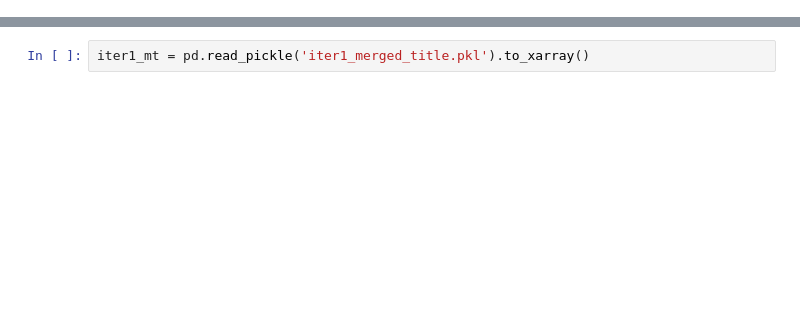
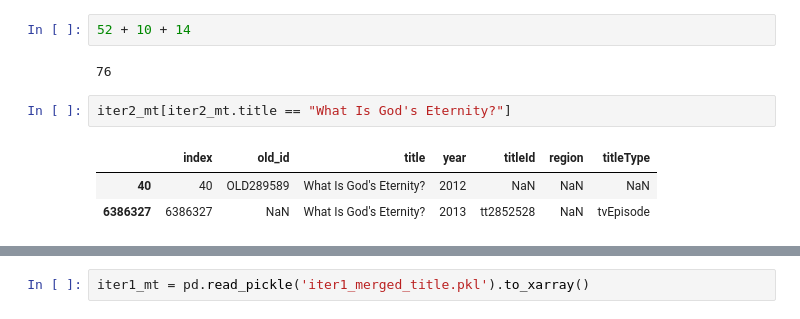
Before and after one commit to hyunjimoon/empirical_dynamics, a Jupyter notebook: cont_code/movie/test.ipynb, the cells around one changed output, grey strips where cells are left out. Cells and saved outputs as stored; diff of their text form; blank space fills up the shorter version.

```diff
--- a/cont_code/movie/test.ipynb
+++ b/cont_code/movie/test.ipynb
@@ -41,0 +154,10 @@ Data variables:
+# %%
+52 + 10 + 14
+# %% [output]
+76
+# %%
+iter2_mt[iter2_mt.title == "What Is God's Eternity?"]
+# %% [output]
+|  | index | old_id | title | year | titleId | region | titleType |
+| 40 | 40 | OLD289589 | What Is God's Eternity? | 2012 | NaN | NaN | NaN |
+| 6386327 | 6386327 | NaN | What Is God's Eternity? | 2013 | tt2852528 | NaN | tvEpisode |
```
Also changed, not shown: parts of 54 cells of this notebook, 30 other files.
